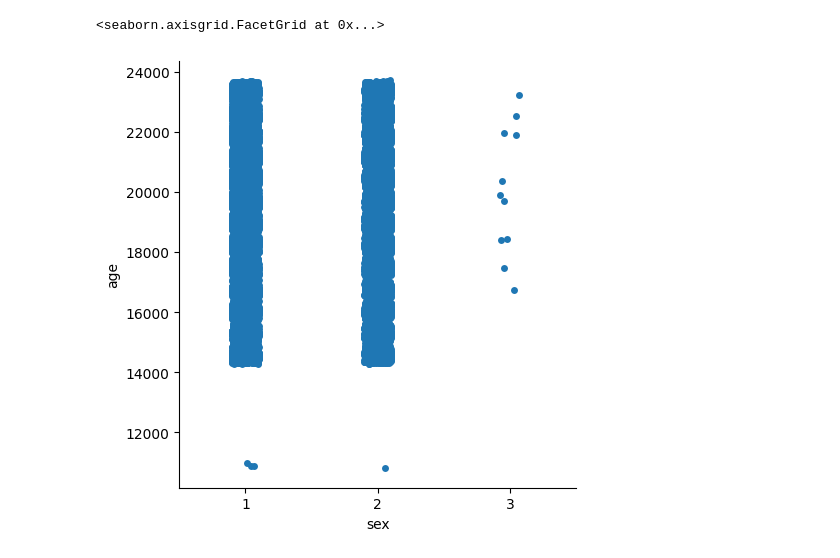
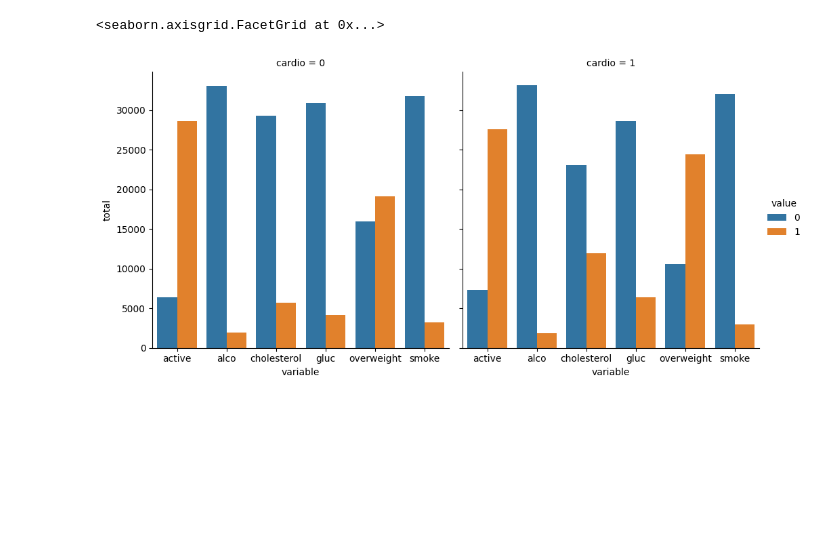
Before and after one commit to ForwardingAgent/Data_Analysis, a Jupyter notebook: Untitled.ipynb, the cells around one changed output. Drawn from its saved outputs; the diff is of its cells as text; code cells hidden in the pictures; blank space fills up the shorter version.

Commit message:
add sns.catplot

```diff
--- a/Untitled.ipynb
+++ b/Untitled.ipynb
@@ -67,0 +60,2 @@ df2[df2['cardio'].isin([0])]
+# %%
+df3 = df2.copy(deep=True)
@@ -67,0 +68,6 @@ df2[df2['cardio'].isin([0])]
+# %%
+r = df3.melt(id_vars=['cardio'], value_vars=['active', 'alco', 'cholesterol', 'gluc', 'overweight', 'smoke'])
+# %%
+w = df3.melt(id_vars=['cardio'], value_vars=['active'])
+# r.index.rename('total', inplace=True)  # inplace=True указывает pandas сохранить все исходные свойства DataFrame.
+r = r.value_counts().reset_index(name="total")
@@ -68,7 +94,8 @@ df2[df2['cardio'].isin([0])]
+# %%
+variable = sorted(['active', 'alco', 'cholesterol', 'gluc', 'overweight', 'smoke'])
+r = r.sort_values('variable')
 # %%
-sns.catplot(x='sex',
-            y='age',
-            data=df2)
+sns.catplot(x='variable', y='total', kind='bar', col='cardio', hue='value', data=r)
 # %% [output]
 <seaborn.axisgrid.FacetGrid at 0x...>
-[figure, old version]
+[figure, new version]
```
Also changed, not shown: parts of 11 cells of this notebook, 1 other file.
